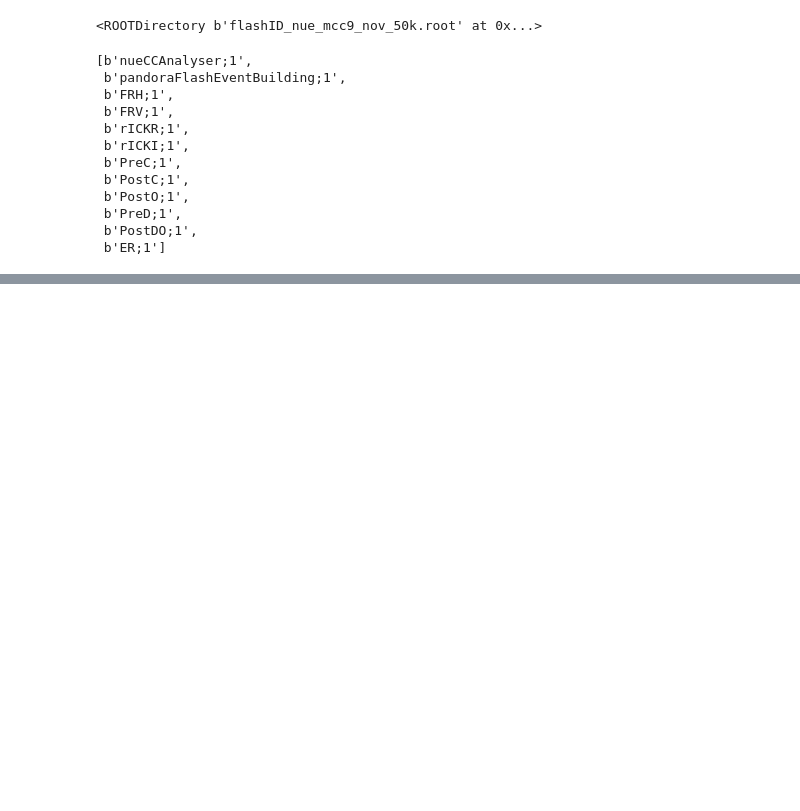
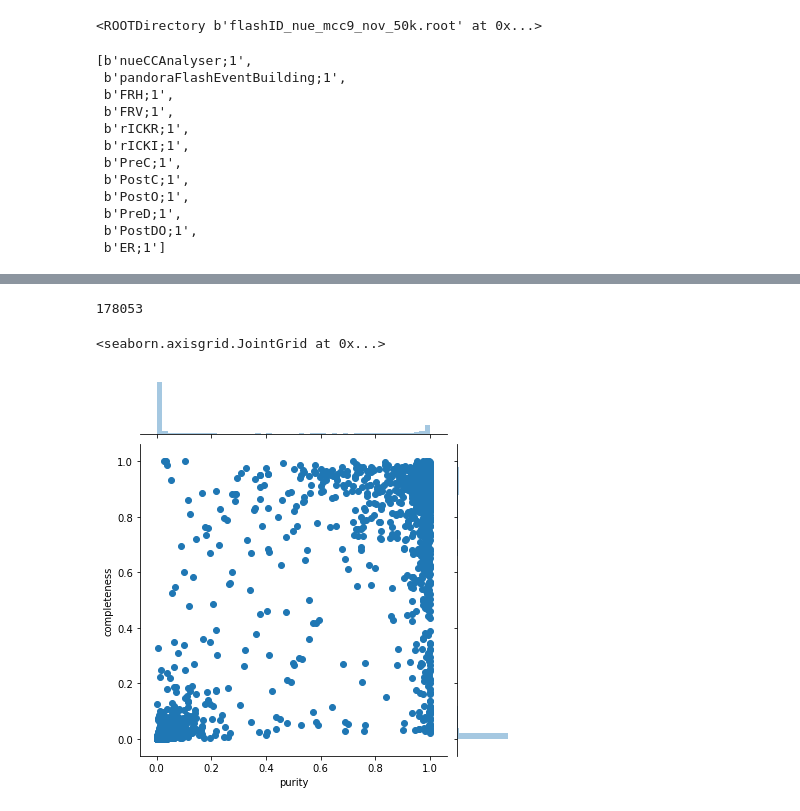
Before and after one commit to Wouter-VDP/ROOTinPython, a Jupyter notebook: ROOTinPython.ipynb, the cells around one changed output, grey strips where cells are left out. Drawn from its saved outputs; the diff is of its cells as text; code cells hidden in the pictures; blank space fills up the shorter version.

Commit message:
Added seaborn

```diff
--- a/ROOTinPython.ipynb
+++ b/ROOTinPython.ipynb
@@ -63,0 +263,14 @@ file.keys()
+# %%
+cols = ['purity','completeness', 'isConsideredByFlashId', 'hasDeposition', 'deltaZ', 'deltaY', 'chargeToLightRatio', 'topologicalScore','totalCharge', 'nHits']
+
+slices_df = slices_tree.pandas.df(cols)
+slices_df['good'] = slices_df.eval('purity>0.8 & completeness>0.8')
+good_slices_df = slices_df.query('hasDeposition & isConsideredByFlashId')
+print(len(good_slices_df))
+# %% [output]
+178053
+# %%
+sns.jointplot('purity','completeness', good_slices_df.head(5000))
+# %% [output]
+<seaborn.axisgrid.JointGrid at 0x...>
+[figure, added]
```
Also changed, not shown: parts of 27 cells of this notebook.
